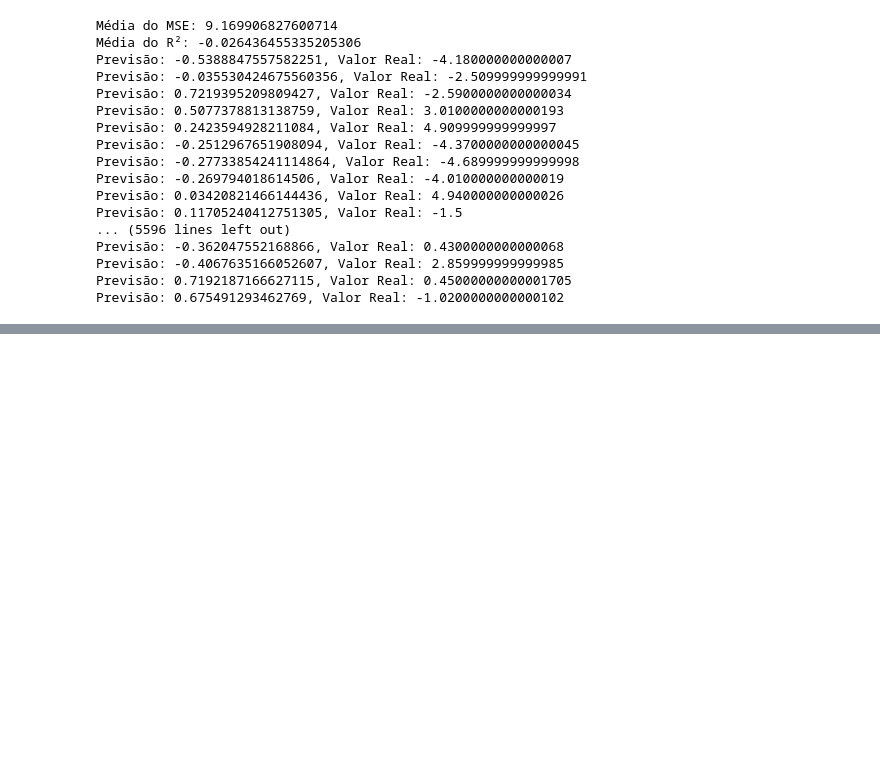
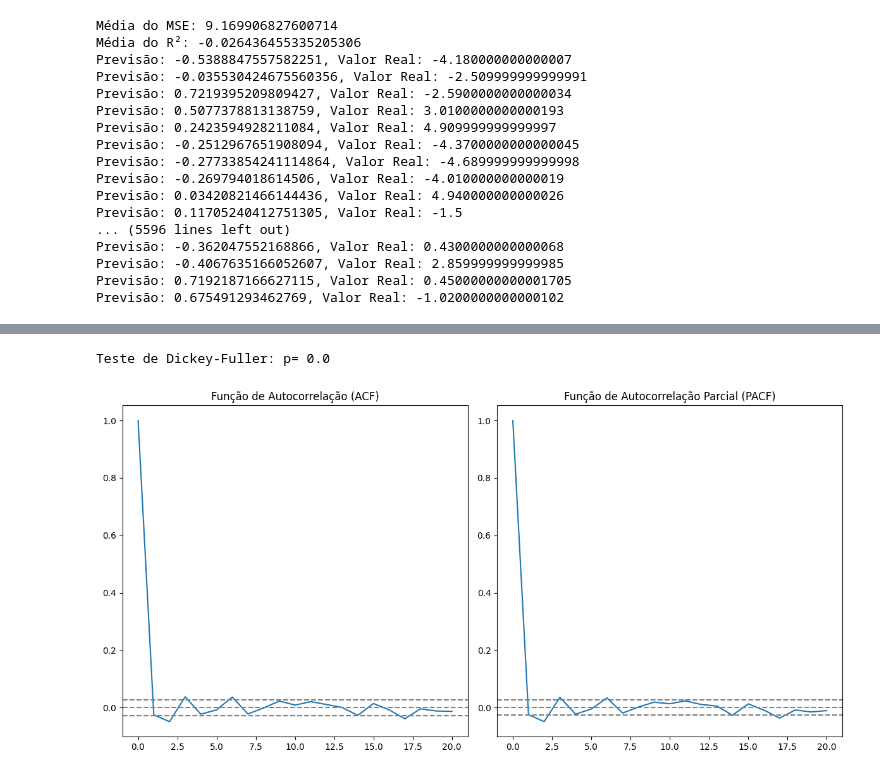
Before and after one commit to M1LENAFAR1A/Previsao_Diferenca_Pontos_Cafe, a Jupyter notebook: ttv.ipynb, the cells around one changed output, grey strips where cells are left out. Saved outputs shown, nothing was run; the diff lists cells and outputs as text; code cells hidden in the pictures; blank space fills up the shorter version.

```diff
--- a/ttv.ipynb
+++ b/ttv.ipynb
@@ -495,0 +820,34 @@ Previsão: 0.675491293462769, Valor Real: -1.0200000000000102
+# %%
+from statsmodels.tsa.stattools import adfuller, acf, pacf
+import statsmodels.api as sm
+import matplotlib.pyplot as plt
+
+# Teste de Dickey-Fuller para verificar a estacionaridade
+dftest = adfuller(train_data, autolag='AIC')
+print("Teste de Dickey-Fuller: p=", dftest[1])
+
+# Desenhar gráficos ACF e PACF
+lag_acf = acf(train_data, nlags=20)
+lag_pacf = pacf(train_data, nlags=20, method='ols')
+
+# ACF
+plt.figure(figsize=(12, 6))
+plt.subplot(121)
+plt.plot(lag_acf)
+plt.axhline(y=0, linestyle='--', color='gray')
+plt.axhline(y=-1.96/np.sqrt(len(train_data)), linestyle='--', color='gray')
+plt.axhline(y=1.96/np.sqrt(len(train_data)), linestyle='--', color='gray')
+plt.title('Função de Autocorrelação (ACF)')
+
+# PACF
+plt.subplot(122)
+plt.plot(lag_pacf)
+plt.axhline(y=0, linestyle='--', color='gray')
+plt.axhline(y=-1.96/np.sqrt(len(train_data)), linestyle='--', color='gray')
+plt.axhline(y=1.96/np.sqrt(len(train_data)), linestyle='--', color='gray')
+plt.title('Função de Autocorrelação Parcial (PACF)')
+plt.tight_layout()
+plt.show()
+# %% [output]
+Teste de Dickey-Fuller: p= 0.0
+[figure, added]
```
Also changed, not shown: parts of 7 cells of this notebook, 1 other file.
